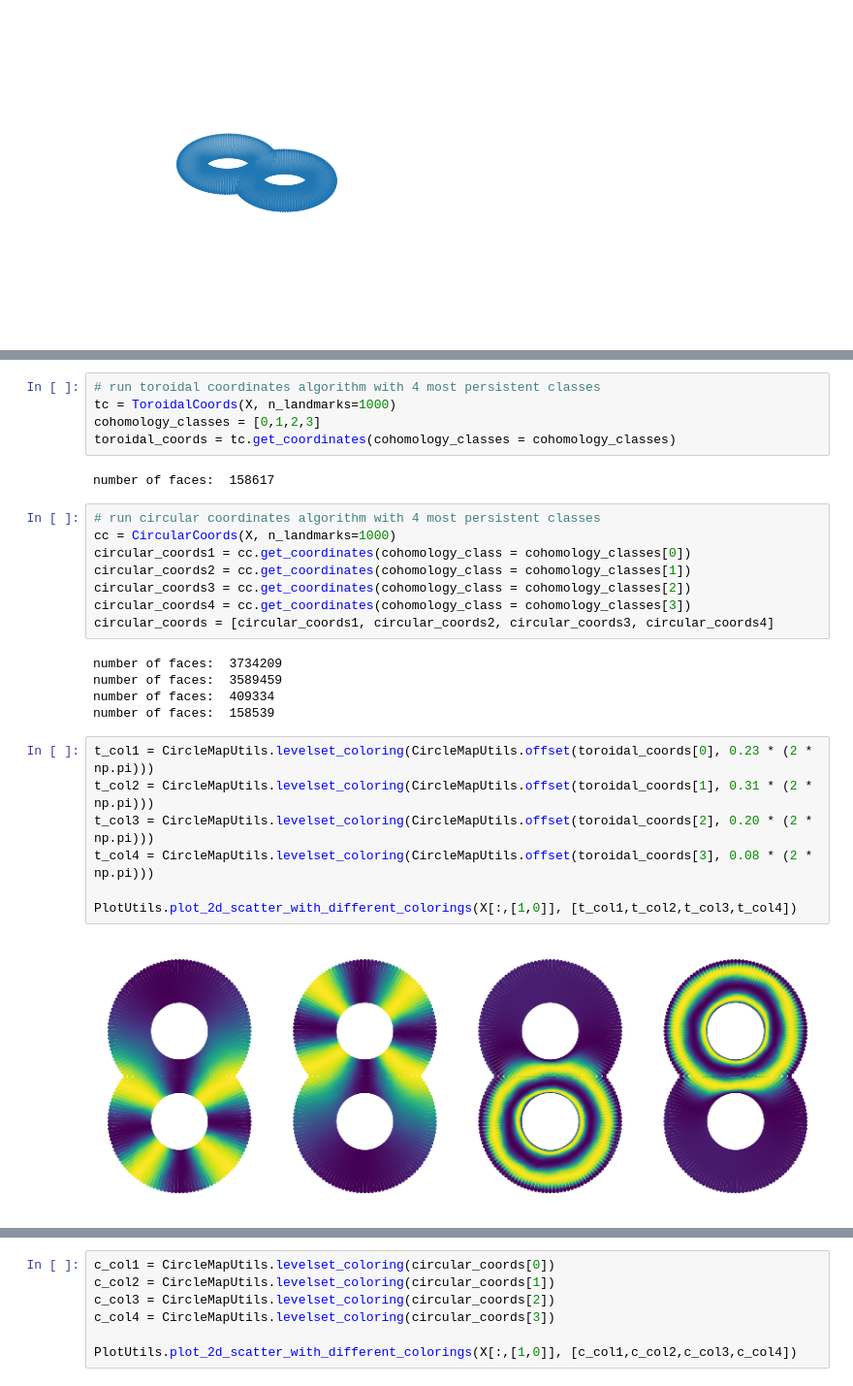
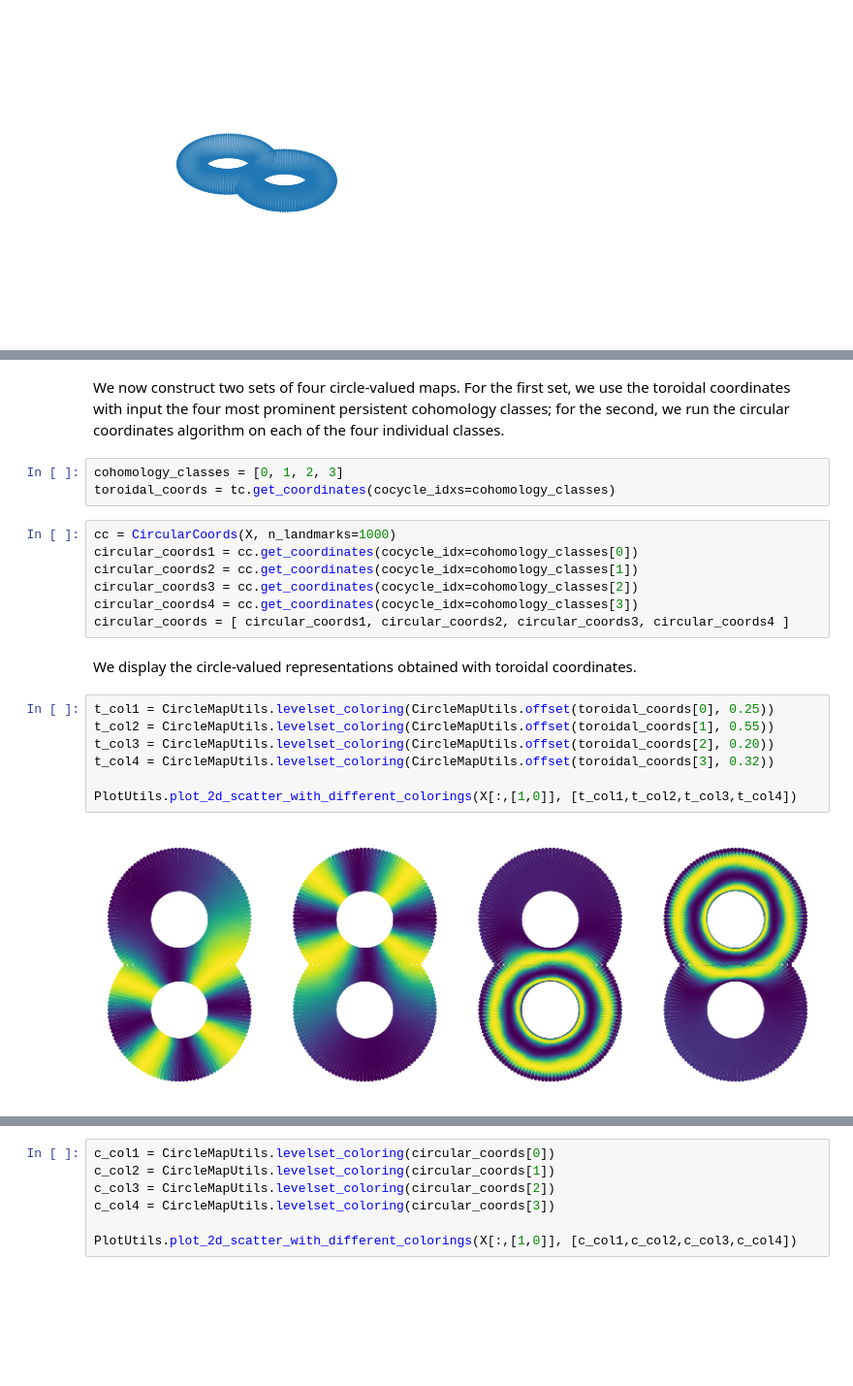
Before and after one commit to scikit-tda/DREiMac, a Jupyter notebook: notebooks/genusTwoSurface.ipynb, the cells around one changed output, grey strips where cells are left out. Shown at 97% size. Cells and saved outputs as stored; diff of their text form; blank space fills up the shorter version.

```diff
--- a/notebooks/genusTwoSurface.ipynb
+++ b/notebooks/genusTwoSurface.ipynb
@@ -19,29 +29,23 @@ plt.show()
+# %% [markdown]
+We now construct two sets of four circle-valued maps. For the first set, we use the toroidal coordinates with input the four most prominent persistent cohomology classes; for the second, we run the circular coordinates algorithm on each of the four individual classes.
 # %%
-# run toroidal coordinates algorithm with 4 most persistent classes
-tc = ToroidalCoords(X, n_landmarks=1000)
-cohomology_classes = [0,1,2,3]
-toroidal_coords = tc.get_coordinates(cohomology_classes = cohomology_classes)
+cohomology_classes = [0, 1, 2, 3]
+toroidal_coords = tc.get_coordinates(cocycle_idxs=cohomology_classes)
-# %% [output]
-number of faces:  158617
 # %%
-# run circular coordinates algorithm with 4 most persistent classes
 cc = CircularCoords(X, n_landmarks=1000)
-circular_coords1 = cc.get_coordinates(cohomology_class = cohomology_classes[0])
-circular_coords2 = cc.get_coordinates(cohomology_class = cohomology_classes[1])
-circular_coords3 = cc.get_coordinates(cohomology_class = cohomology_classes[2])
-circular_coords4 = cc.get_coordinates(cohomology_class = cohomology_classes[3])
-circular_coords = [circular_coords1, circular_coords2, circular_coords3, circular_coords4]
+circular_coords1 = cc.get_coordinates(cocycle_idx=cohomology_classes[0])
+circular_coords2 = cc.get_coordinates(cocycle_idx=cohomology_classes[1])
+circular_coords3 = cc.get_coordinates(cocycle_idx=cohomology_classes[2])
+circular_coords4 = cc.get_coordinates(cocycle_idx=cohomology_classes[3])
+circular_coords = [ circular_coords1, circular_coords2, circular_coords3, circular_coords4 ]
-# %% [output]
-number of faces:  3734209
-number of faces:  3589459
-number of faces:  409334
-number of faces:  158539
+# %% [markdown]
+We display the circle-valued representations obtained with toroidal coordinates.
 # %%
-t_col1 = CircleMapUtils.levelset_coloring(CircleMapUtils.offset(toroidal_coords[0], 0.23 * (2 * np.pi)))
-t_col2 = CircleMapUtils.levelset_coloring(CircleMapUtils.offset(toroidal_coords[1], 0.31 * (2 * np.pi)))
-t_col3 = CircleMapUtils.levelset_coloring(CircleMapUtils.offset(toroidal_coords[2], 0.20 * (2 * np.pi)))
-t_col4 = CircleMapUtils.levelset_coloring(CircleMapUtils.offset(toroidal_coords[3], 0.08 * (2 * np.pi)))
+t_col1 = CircleMapUtils.levelset_coloring(CircleMapUtils.offset(toroidal_coords[0], 0.25))
+t_col2 = CircleMapUtils.levelset_coloring(CircleMapUtils.offset(toroidal_coords[1], 0.55))
+t_col3 = CircleMapUtils.levelset_coloring(CircleMapUtils.offset(toroidal_coords[2], 0.20))
+t_col4 = CircleMapUtils.levelset_coloring(CircleMapUtils.offset(toroidal_coords[3], 0.32))
 
 PlotUtils.plot_2d_scatter_with_different_colorings(X[:,[1,0]], [t_col1,t_col2,t_col3,t_col4])
 # %% [output]
-[figure, old version]
+[figure, new version]
```
Also changed, not shown: parts of 7 cells of this notebook, 13 other files.
